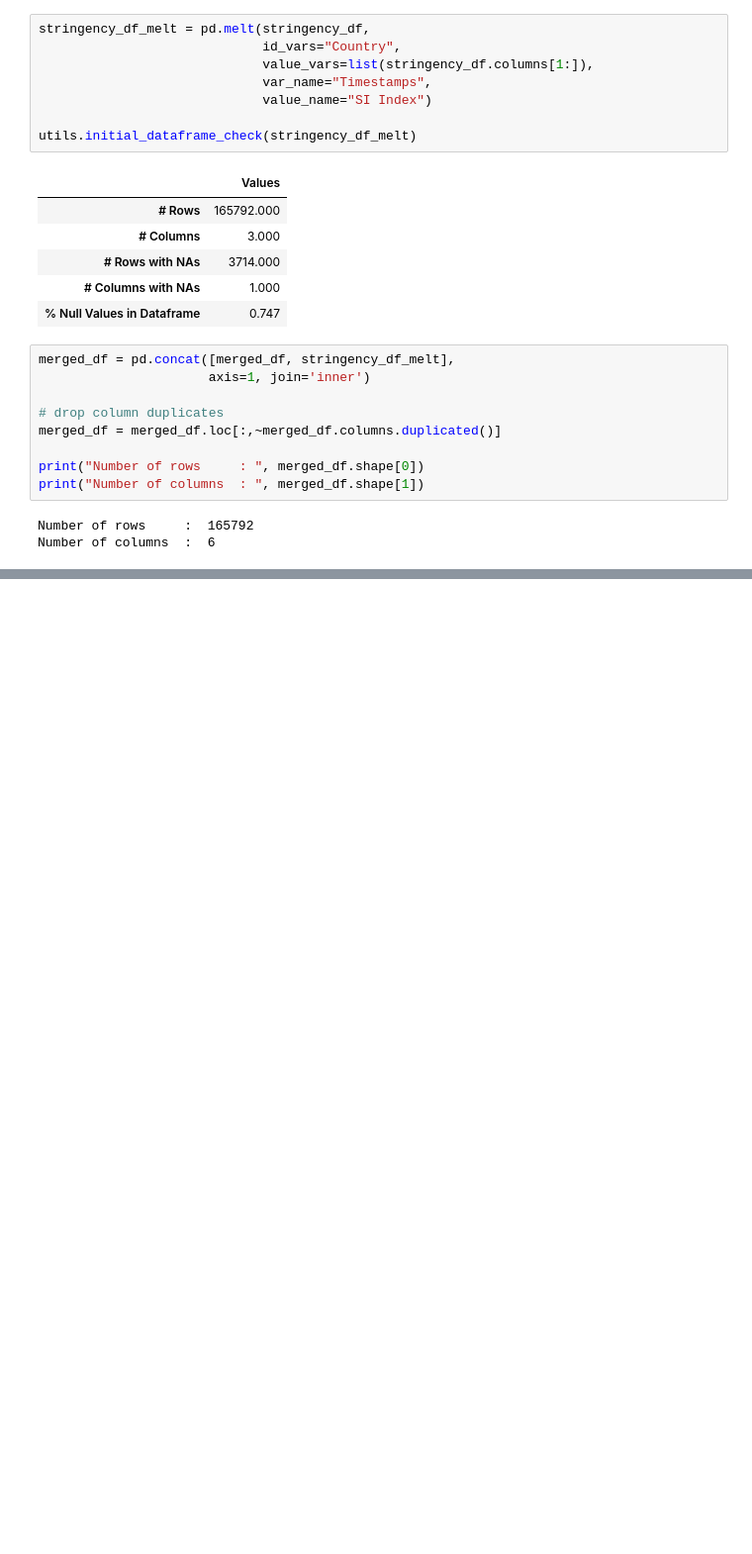
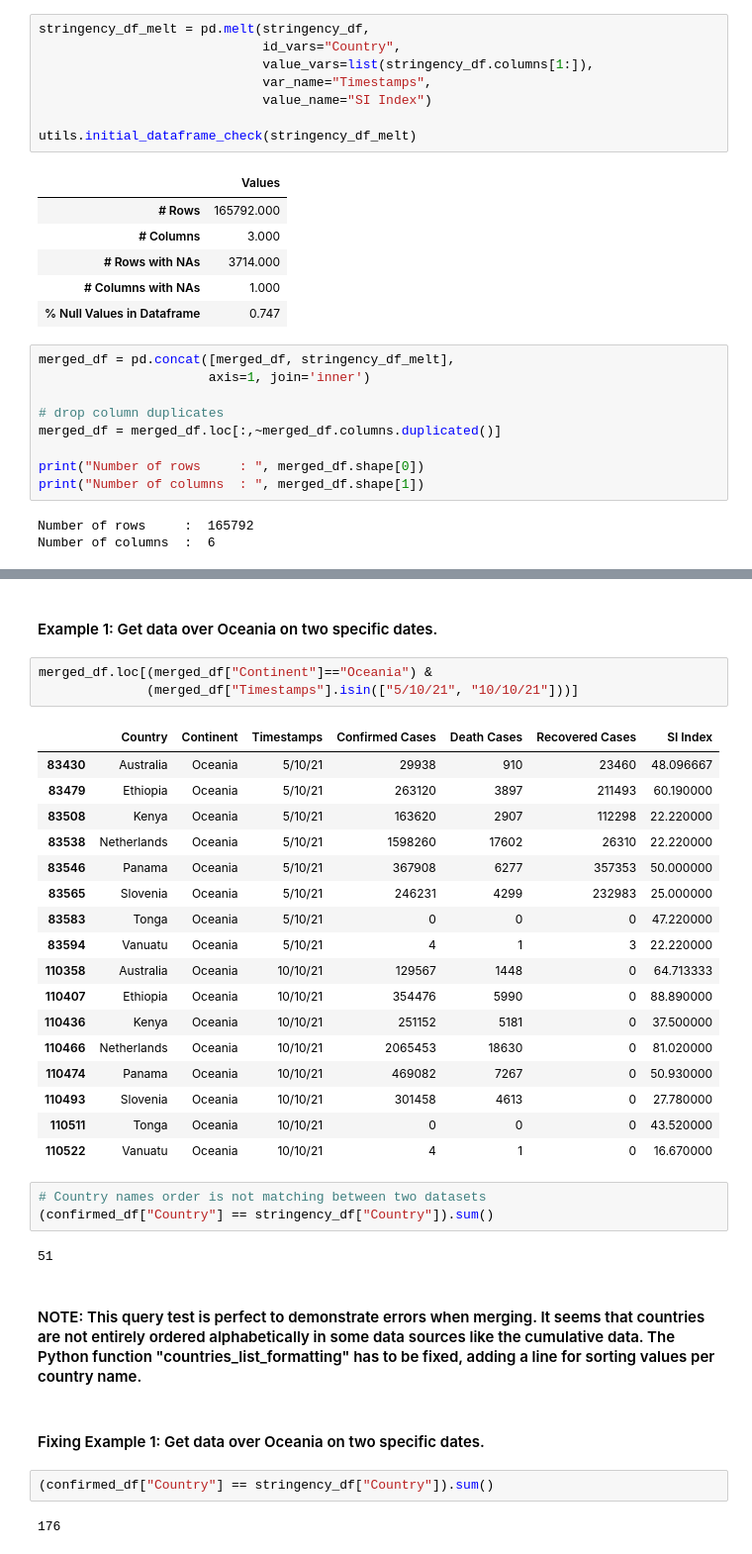
Before and after one commit to OctavioAlcazar55/DDP-unibz-project-18697, a Jupyter notebook: Notebooks/US4-DataConsistency.ipynb, the cells around one changed output, grey strips where cells are left out. Shown at 99% size. Drawn from its saved outputs; the diff is of its cells as text; blank space fills up the shorter version.

```diff
--- a/Notebooks/US4-DataConsistency.ipynb
+++ b/Notebooks/US4-DataConsistency.ipynb
@@ -704,0 +782,36 @@ merged_df.tail(20)
+# %% [markdown]
+#### Example 1: Get data over Oceania on two specific dates.
+# %%
+merged_df.loc[(merged_df["Continent"]=="Oceania") &
+              (merged_df["Timestamps"].isin(["5/10/21", "10/10/21"]))]
+# %% [output]
+|  | Country | Continent | Timestamps | Confirmed Cases | Death Cases | Recovered Cases | SI Index |
+| 83430 | Australia | Oceania | 5/10/21 | 29938 | 910 | 23460 | 48.096667 |
+| 83479 | Ethiopia | Oceania | 5/10/21 | 263120 | 3897 | 211493 | 60.190000 |
+| 83508 | Kenya | Oceania | 5/10/21 | 163620 | 2907 | 112298 | 22.220000 |
+| 83538 | Netherlands | Oceania | 5/10/21 | 1598260 | 17602 | 26310 | 22.220000 |
+| 83546 | Panama | Oceania | 5/10/21 | 367908 | 6277 | 357353 | 50.000000 |
+| 83565 | Slovenia | Oceania | 5/10/21 | 246231 | 4299 | 232983 | 25.000000 |
+| 83583 | Tonga | Oceania | 5/10/21 | 0 | 0 | 0 | 47.220000 |
+| 83594 | Vanuatu | Oceania | 5/10/21 | 4 | 1 | 3 | 22.220000 |
+| 110358 | Australia | Oceania | 10/10/21 | 129567 | 1448 | 0 | 64.713333 |
+| 110407 | Ethiopia | Oceania | 10/10/21 | 354476 | 5990 | 0 | 88.890000 |
+| 110436 | Kenya | Oceania | 10/10/21 | 251152 | 5181 | 0 | 37.500000 |
+| 110466 | Netherlands | Oceania | 10/10/21 | 2065453 | 18630 | 0 | 81.020000 |
+| 110474 | Panama | Oceania | 10/10/21 | 469082 | 7267 | 0 | 50.930000 |
+| 110493 | Slovenia | Oceania | 10/10/21 | 301458 | 4613 | 0 | 27.780000 |
+| 110511 | Tonga | Oceania | 10/10/21 | 0 | 0 | 0 | 43.520000 |
+| 110522 | Vanuatu | Oceania | 10/10/21 | 4 | 1 | 0 | 16.670000 |
+# %%
+# Country names order is not matching between two datasets
+(confirmed_df["Country"] == stringency_df["Country"]).sum()
+# %% [output]
+51
+# %% [markdown]
+#### NOTE: This query test is perfect to demonstrate errors when merging. It seems that countries are not entirely ordered alphabetically in some data sources like the cumulative data. The Python function "countries_list_formatting" has to be fixed, adding a line for sorting values per country name.
+# %% [markdown]
+#### Fixing Example 1: Get data over Oceania on two specific dates.
+# %%
+(confirmed_df["Country"] == stringency_df["Country"]).sum()
+# %% [output]
+176
```
Also changed, not shown: parts of 32 cells of this notebook, 3 other files.
